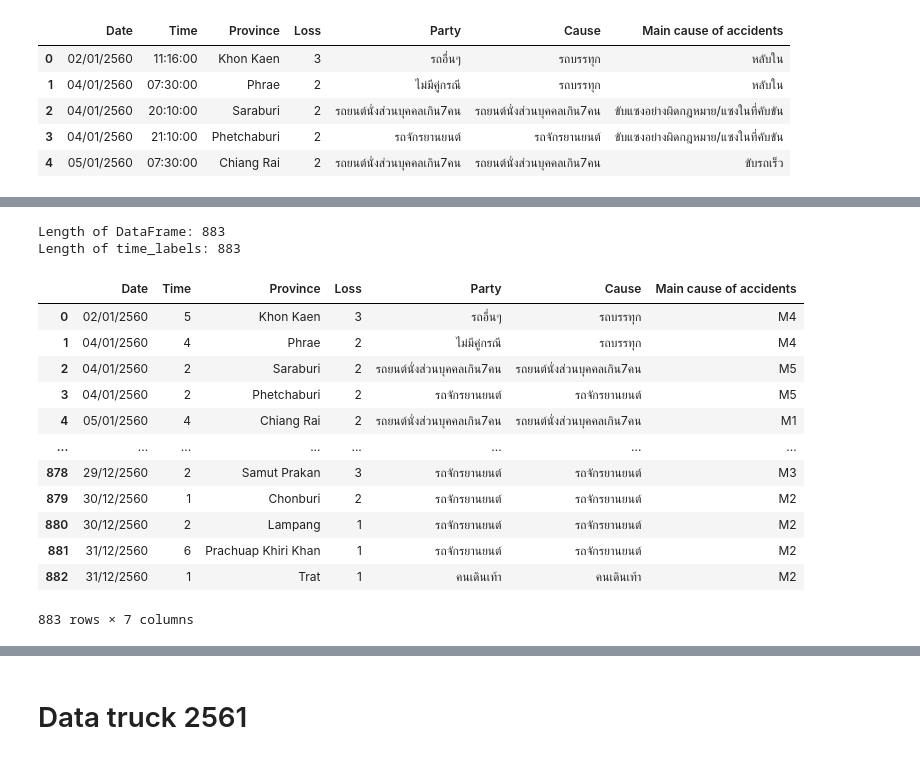
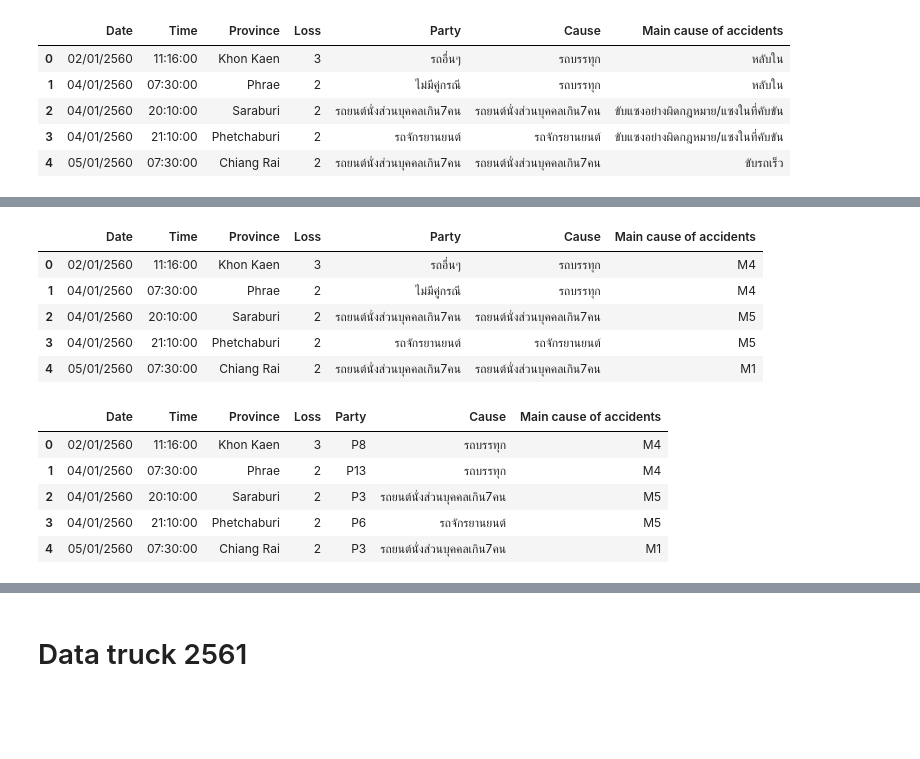
Before and after one commit to Thippawan72/BSC_DPDM23, a Jupyter notebook: Group_project2.ipynb, the cells around one changed output, grey strips where cells are left out. Saved outputs shown, nothing was run; the diff lists cells and outputs as text; code cells hidden in the pictures; blank space fills up the shorter version.

```diff
--- a/Group_project2.ipynb
+++ b/Group_project2.ipynb
@@ -25,5 +54,6 @@ data_truck_62 = pd.read_excel('/content/drive/MyDrive/BSC_DPDM23_Data/data_truck
 # %%
 #เปลี่ยนชื่อจังหวัดเป็นภาษาอังกฤษ
+data_truck_60 = data60_col
 datamain60 = pd.DataFrame(data_truck_60)
 datamain60['Province'] = datamain60['Province'].apply(lambda x: x.strip())
 datamain60['Province'] = datamain60['Province'].replace({
@@ -65,6 +95,7 @@ datamain60['Province'] = datamain60['Province'].replace({
     'นนทบุรี': 'Nonthaburi',
     'ปทุมธานี': 'Pathum Thani',
     'พระนครศรีอยุธยา': 'Phra Nakhon Si Ayutthaya',
+    'พระนครศรี อยุธยา': 'Phra Nakhon Si Ayutthaya',
     'พิจิตร': 'Phichit',
     'พิษณุโลก': 'Phitsanulok',
     'เพชรบูรณ์': 'Phetchabun',
@@ -104,8 +135,6 @@ datamain60['Province'] = datamain60['Province'].replace({
     'สงขลา': 'Songkhla',
     'สุราษฎร์ธานี': 'Surat Thani',
     'ยะลา': 'Yala'})
-# %%
-data_truck_60 = data_truck_60[['Date','Time','Province','Loss','Party','Cause','Main cause of accidents']]
 # %%
 data_truck_60.head()
 # %% [output]
@@ -134,2 +146,0 @@ len(data_truck_60)
-# %%
-data_truck_60 = data_truck_60.replace(data_truck_60.iloc[476,1],np.nan)
@@ -196,3 +146,0 @@ time_labels = pd.DataFrame({
-# %%
-data_truck_60['Time'] = time_labels
-print(data_truck_60)
@@ -217,9 +147,3 @@ print(data_truck_60)
-# %%
-print("Length of DataFrame:", len(data_truck_60))
-print("Length of time_labels:", len(time_labels))
-# %% [output]
-Length of DataFrame: 883
-Length of time_labels: 883
 # %%
 #เปลี่ยนสาเหตุเป็นตัวเลขที่กำหนดไว้
 data_truck_600 = data_truck_60
@@ -261,21 +185,14 @@ datamain60['Main cause of accidents'] = datamain60['Main cause of accidents'].re
 'ไม่ระบุ':	'M33',
 'คนเดินตัดหน้ารถ'	:'M34' })
 # %%
-data_truck_600
+data_truck_600.head()
 # %% [output]
 |  | Date | Time | Province | Loss | Party | Cause | Main cause of accidents |
-| 0 | 02/01/2560 | 5 | Khon Kaen | 3 | รถอื่นๆ | รถบรรทุก | M4 |
-| 1 | 04/01/2560 | 4 | Phrae | 2 | ไม่มีคู่กรณี | รถบรรทุก | M4 |
-| 2 | 04/01/2560 | 2 | Saraburi | 2 | รถยนต์นั่งส่วนบุคคลเกิน7คน | รถยนต์นั่งส่วนบุคคลเกิน7คน | M5 |
-| 3 | 04/01/2560 | 2 | Phetchaburi | 2 | รถจักรยานยนต์ | รถจักรยานยนต์ | M5 |
-| 4 | 05/01/2560 | 4 | Chiang Rai | 2 | รถยนต์นั่งส่วนบุคคลเกิน7คน | รถยนต์นั่งส่วนบุคคลเกิน7คน | M1 |
-| ... | ... | ... | ... | ... | ... | ... | ... |
-| 878 | 29/12/2560 | 2 | Samut Prakan | 3 | รถจักรยานยนต์ | รถจักรยานยนต์ | M3 |
-| 879 | 30/12/2560 | 1 | Chonburi | 2 | รถจักรยานยนต์ | รถจักรยานยนต์ | M2 |
-| 880 | 30/12/2560 | 2 | Lampang | 1 | รถจักรยานยนต์ | รถจักรยานยนต์ | M2 |
-| 881 | 31/12/2560 | 6 | Prachuap Khiri Khan | 1 | รถจักรยานยนต์ | รถจักรยานยนต์ | M2 |
-| 882 | 31/12/2560 | 1 | Trat | 1 | คนเดินเท้า | คนเดินเท้า | M2 |
+| 0 | 02/01/2560 | 11:16:00 | Khon Kaen | 3 | รถอื่นๆ | รถบรรทุก | M4 |
+| 1 | 04/01/2560 | 07:30:00 | Phrae | 2 | ไม่มีคู่กรณี | รถบรรทุก | M4 |
+| 2 | 04/01/2560 | 20:10:00 | Saraburi | 2 | รถยนต์นั่งส่วนบุคคลเกิน7คน | รถยนต์นั่งส่วนบุคคลเกิน7คน | M5 |
+| 3 | 04/01/2560 | 21:10:00 | Phetchaburi | 2 | รถจักรยานยนต์ | รถจักรยานยนต์ | M5 |
+| 4 | 05/01/2560 | 07:30:00 | Chiang Rai | 2 | รถยนต์นั่งส่วนบุคคลเกิน7คน | รถยนต์นั่งส่วนบุคคลเกิน7คน | M1 |
-883 rows × 7 columns
 # %%
 # เปลี่ยนตัวแปรคู่กรณี (Party) เป็นตัวเลขที่กำหนดไว้
 data_truck_6000 = data_truck_600
@@ -296,6 +213,15 @@ datapar60['Party'] = datapar60['Party'].replace({'รถยนต์บรรท
 'ไม่มีคู่กรณี': 'P13',
 'คนเดินเท้า':	'P14',
 'ไม่ระบุ':	'P15' })
+# %%
+data_truck_6000.head()
+# %% [output]
+|  | Date | Time | Province | Loss | Party | Cause | Main cause of accidents |
+| 0 | 02/01/2560 | 11:16:00 | Khon Kaen | 3 | P8 | รถบรรทุก | M4 |
+| 1 | 04/01/2560 | 07:30:00 | Phrae | 2 | P13 | รถบรรทุก | M4 |
+| 2 | 04/01/2560 | 20:10:00 | Saraburi | 2 | P3 | รถยนต์นั่งส่วนบุคคลเกิน7คน | M5 |
+| 3 | 04/01/2560 | 21:10:00 | Phetchaburi | 2 | P6 | รถจักรยานยนต์ | M5 |
+| 4 | 05/01/2560 | 07:30:00 | Chiang Rai | 2 | P3 | รถยนต์นั่งส่วนบุคคลเกิน7คน | M1 |
 # %%
 # เปลี่ยนตัวแปรรถต้นเหตุ (Cause) เป็นตัวเลขที่กำหนดไว้
 data_truck_60000 = data_truck_6000
```
Also changed, not shown: parts of 152 cells of this notebook.
